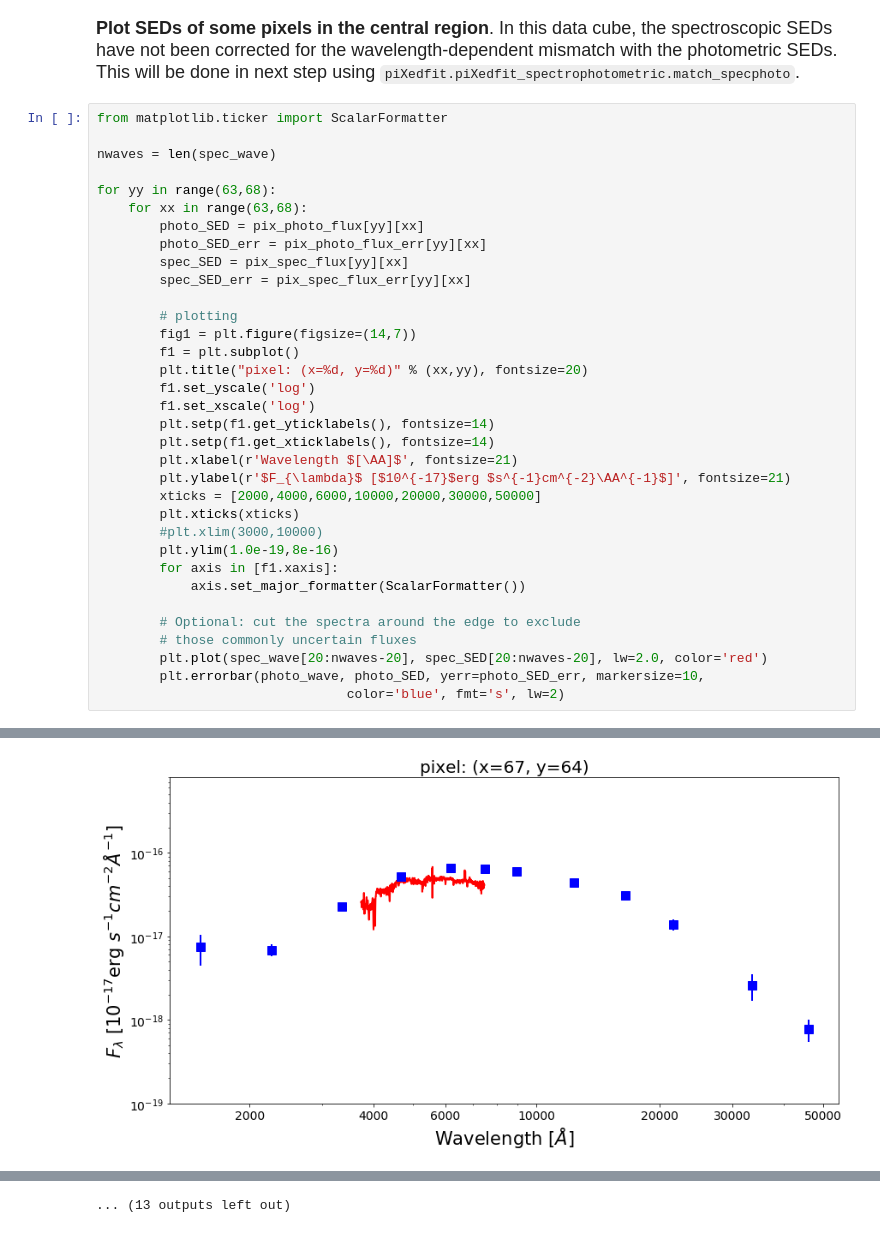
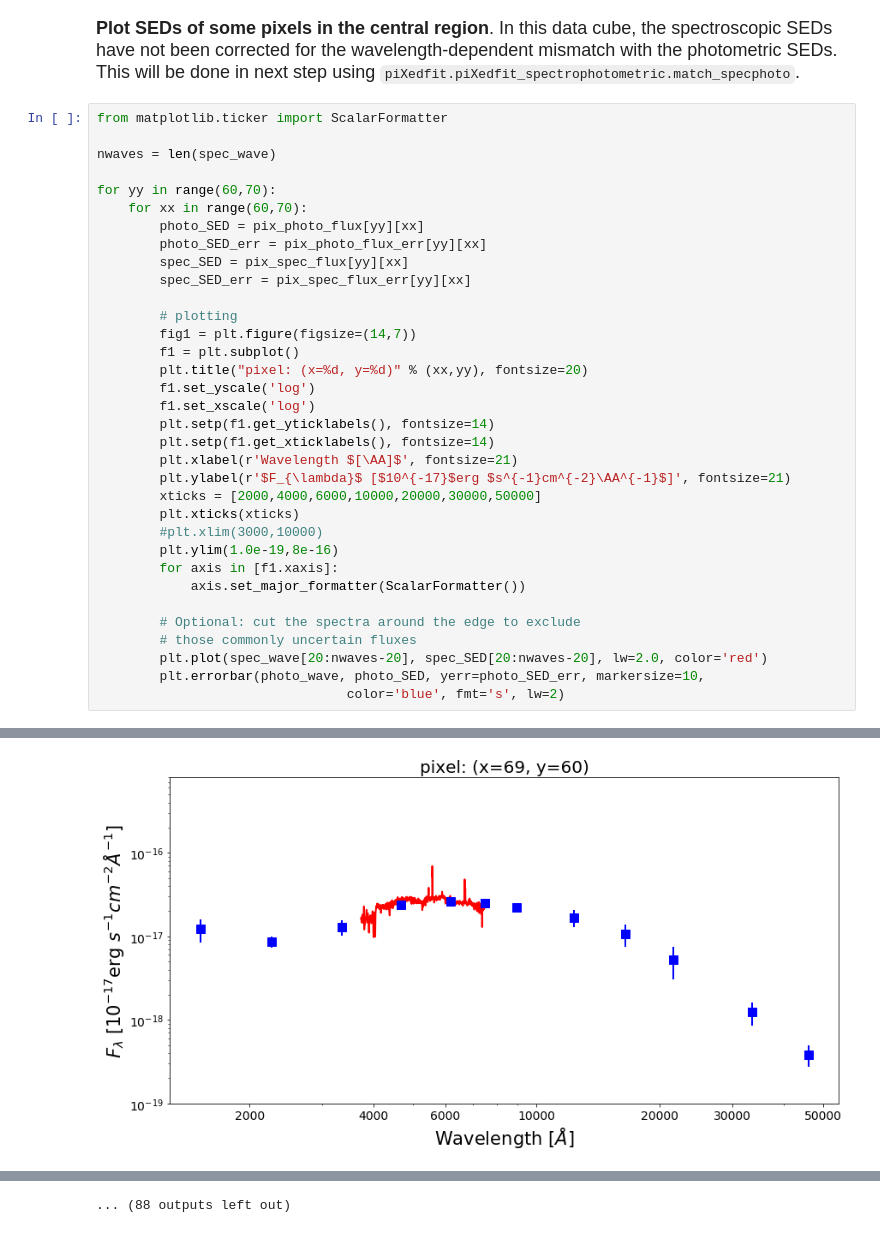
Before and after one commit to aabdurrouf/piXedfit, a Jupyter notebook: examples/FUVtoNIR_CALIFA/Step3_matching_img_ifs_part1.ipynb, the cells around one changed output, grey strips where cells are left out. Drawn from its saved outputs; the diff is of its cells as text.

```diff
--- a/examples/FUVtoNIR_CALIFA/Step3_matching_img_ifs_part1.ipynb
+++ b/examples/FUVtoNIR_CALIFA/Step3_matching_img_ifs_part1.ipynb
@@ -103,8 +103,8 @@ from matplotlib.ticker import ScalarFormatter
 
 nwaves = len(spec_wave)
 
-for yy in range(63,68):
-    for xx in range(63,68):
+for yy in range(60,70):
+    for xx in range(60,70):
         photo_SED = pix_photo_flux[yy][xx]
         photo_SED_err = pix_photo_flux_err[yy][xx]
         spec_SED = pix_spec_flux[yy][xx]
@@ -145 +145 @@ for yy in range(63,68):
-[figure, old version]
+[figure, new version]
@@ -148 +148 @@ for yy in range(63,68):
-... (13 outputs left out)
+... (88 outputs left out)
```
Also changed, not shown: parts of 2 cells of this notebook, 1 other file.
